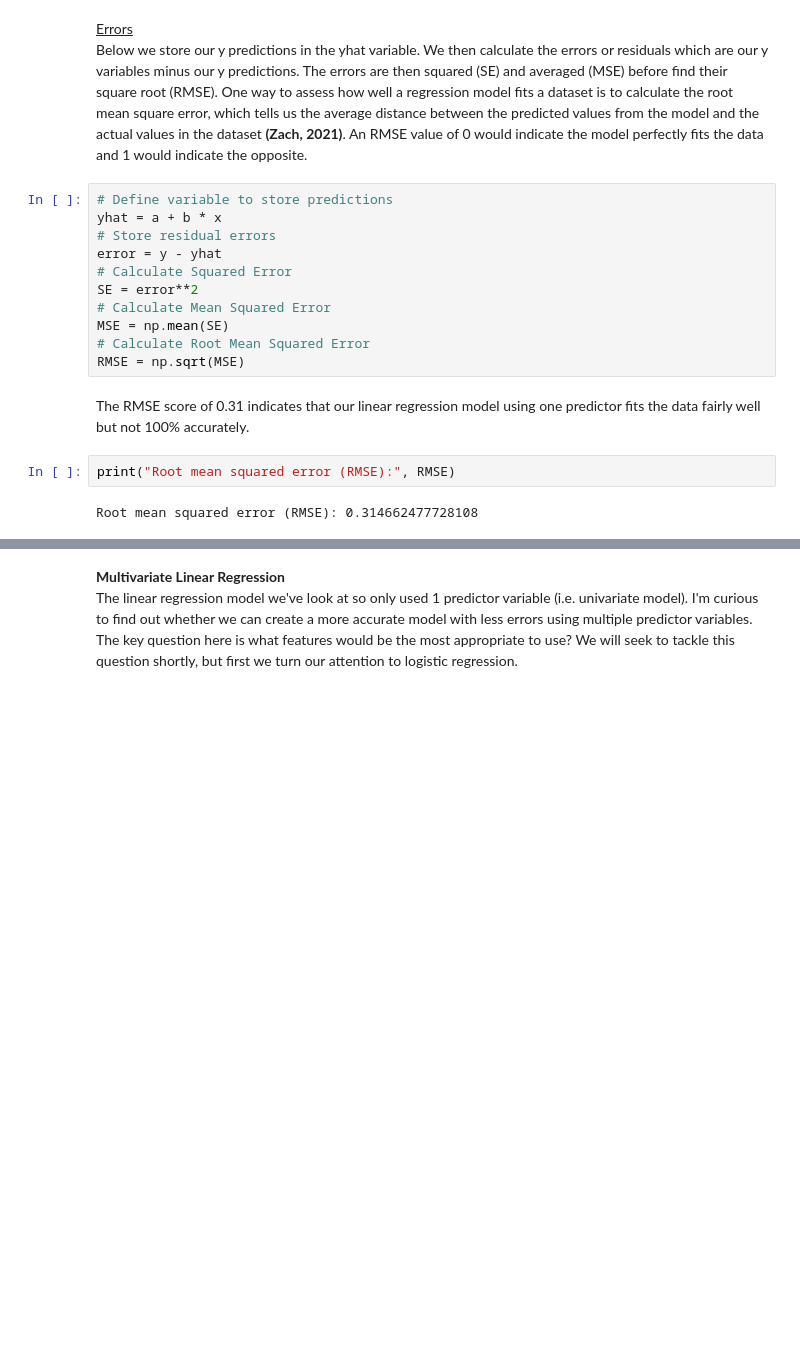
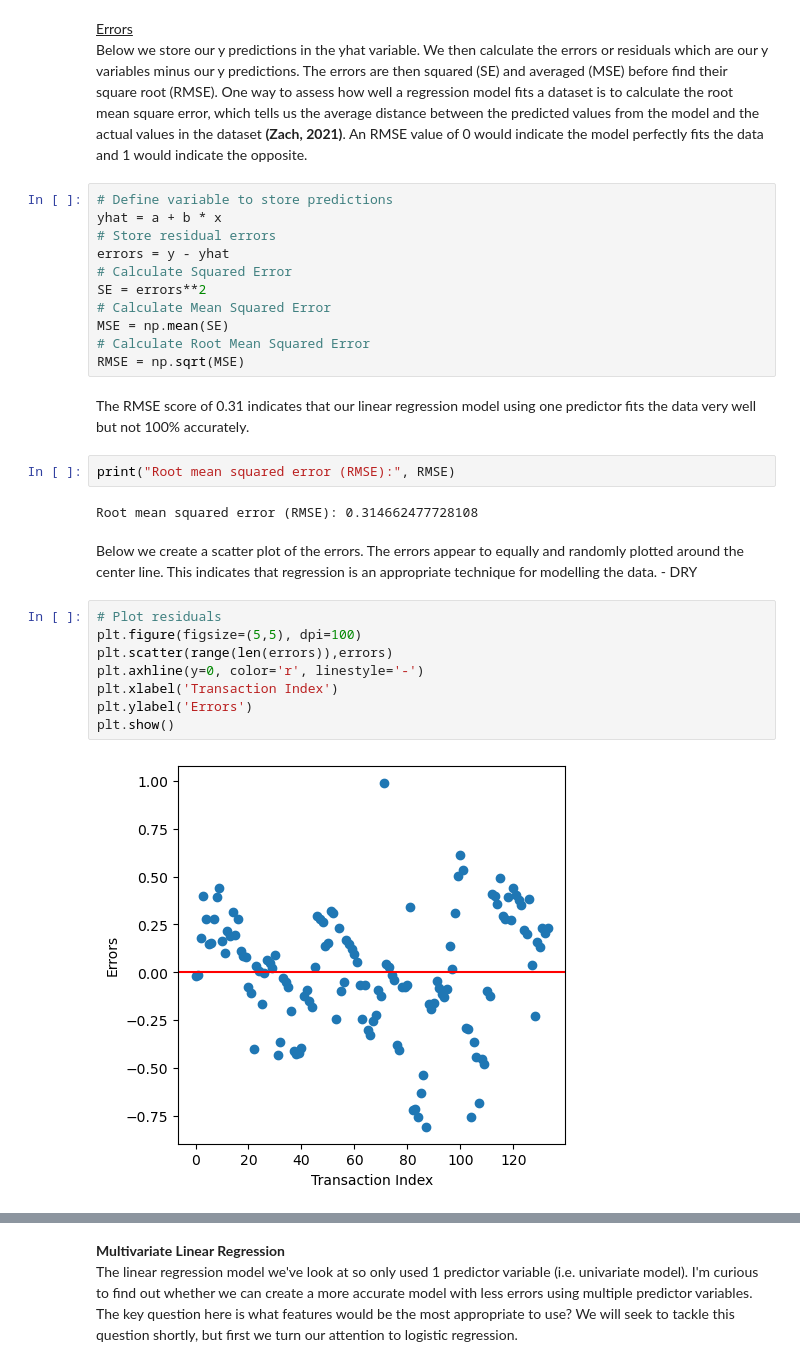
Before and after one commit to KenyattaDaniel/project-score, a Jupyter notebook: SMEsCreditScoringpt2.ipynb, the cells around one changed output, grey strips where cells are left out. Drawn from its saved outputs; the diff is of its cells as text; blank space fills up the shorter version.

```diff
--- a/SMEsCreditScoringpt2.ipynb
+++ b/SMEsCreditScoringpt2.ipynb
@@ -267,16 +267,28 @@ sns.heatmap(np.abs(sumtrans2.corr()), annot=True, cmap="viridis", fmt="0.2f");
 # Define variable to store predictions
 yhat = a + b * x
 # Store residual errors
-error = y - yhat
+errors = y - yhat
 # Calculate Squared Error
-SE = error**2
+SE = errors**2
 # Calculate Mean Squared Error
 MSE = np.mean(SE)
 # Calculate Root Mean Squared Error
 RMSE = np.sqrt(MSE)
 # %% [markdown]
-The RMSE score of 0.31 indicates that our linear regression model using one predictor fits the data fairly well but not 100% accurately.
+The RMSE score of 0.31 indicates that our linear regression model using one predictor fits the data very well but not 100% accurately.
 # %%
 print("Root mean squared error (RMSE):", RMSE)
 # %% [output]
 Root mean squared error (RMSE): 0.314662477728108
+# %% [markdown]
+Below we create a scatter plot of the errors. The errors appear to equally and randomly plotted around the center line. This indicates that regression is an appropriate technique for modelling the data. - DRY
+# %%
+# Plot residuals
+plt.figure(figsize=(5,5), dpi=100)
+plt.scatter(range(len(errors)),errors)
+plt.axhline(y=0, color='r', linestyle='-')
+plt.xlabel('Transaction Index')
+plt.ylabel('Errors')
+plt.show()
+# %% [output]
+[figure, added]
```
Also changed, not shown: parts of 7 cells of this notebook.
